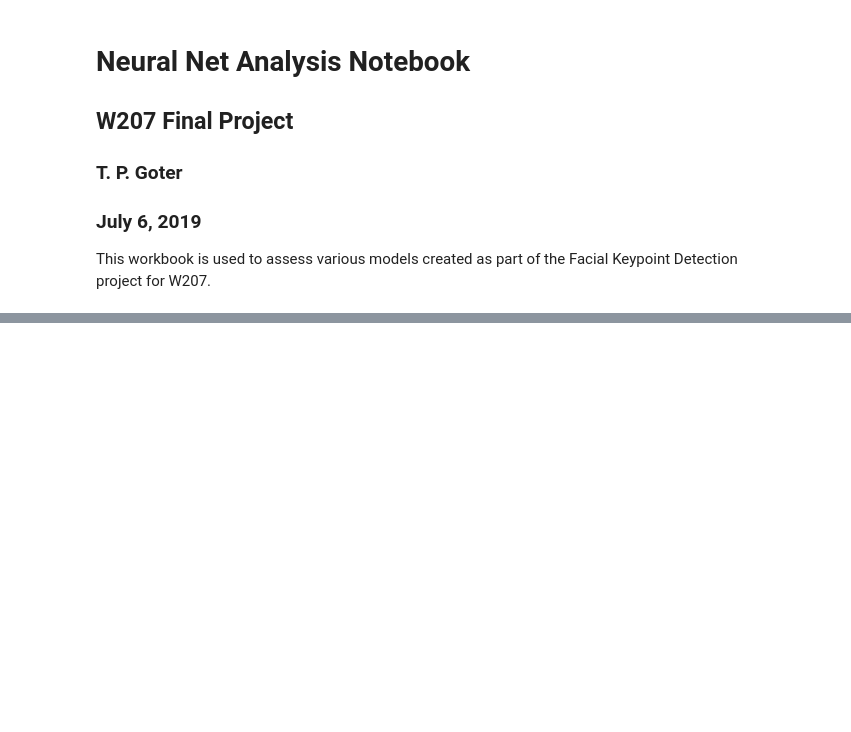
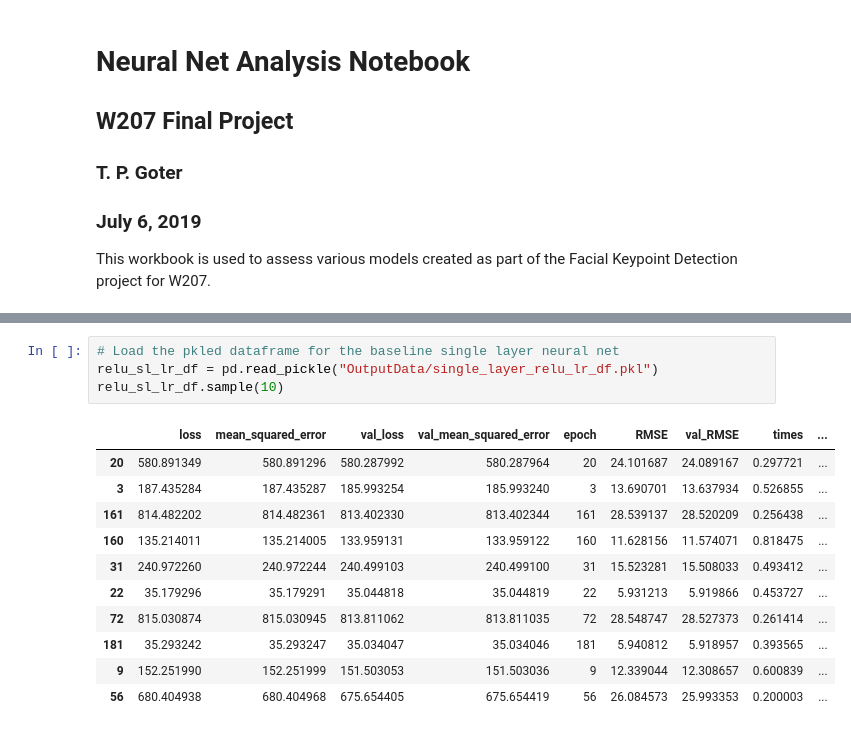
Before and after one commit to tomgoter/w207_finalproject, a Jupyter notebook: neural_net_analysis.ipynb, the cells around one changed output, grey strips where cells are left out. Cells and saved outputs as stored; diff of their text form; blank space fills up the shorter version.

```diff
--- a/neural_net_analysis.ipynb
+++ b/neural_net_analysis.ipynb
@@ -80,0 +210,16 @@ In the evaluation above, both the hidden layer and the output layer used the act
+# %%
+# Load the pkled dataframe for the baseline single layer neural net
+relu_sl_lr_df = pd.read_pickle("OutputData/single_layer_relu_lr_df.pkl")
+relu_sl_lr_df.sample(10)
+# %% [output]
+|  | loss | mean_squared_error | val_loss | val_mean_squared_error | epoch | RMSE | val_RMSE | times | ... |
+| 20 | 580.891349 | 580.891296 | 580.287992 | 580.287964 | 20 | 24.101687 | 24.089167 | 0.297721 | ... |
+| 3 | 187.435284 | 187.435287 | 185.993254 | 185.993240 | 3 | 13.690701 | 13.637934 | 0.526855 | ... |
+| 161 | 814.482202 | 814.482361 | 813.402330 | 813.402344 | 161 | 28.539137 | 28.520209 | 0.256438 | ... |
+| 160 | 135.214011 | 135.214005 | 133.959131 | 133.959122 | 160 | 11.628156 | 11.574071 | 0.818475 | ... |
+| 31 | 240.972260 | 240.972244 | 240.499103 | 240.499100 | 31 | 15.523281 | 15.508033 | 0.493412 | ... |
+| 22 | 35.179296 | 35.179291 | 35.044818 | 35.044819 | 22 | 5.931213 | 5.919866 | 0.453727 | ... |
+| 72 | 815.030874 | 815.030945 | 813.811062 | 813.811035 | 72 | 28.548747 | 28.527373 | 0.261414 | ... |
+| 181 | 35.293242 | 35.293247 | 35.034047 | 35.034046 | 181 | 5.940812 | 5.918957 | 0.393565 | ... |
+| 9 | 152.251990 | 152.251999 | 151.503053 | 151.503036 | 9 | 12.339044 | 12.308657 | 0.600839 | ... |
+| 56 | 680.404938 | 680.404968 | 675.654405 | 675.654419 | 56 | 26.084573 | 25.993353 | 0.200003 | ... |
```
Also changed, not shown: parts of 11 cells of this notebook.
